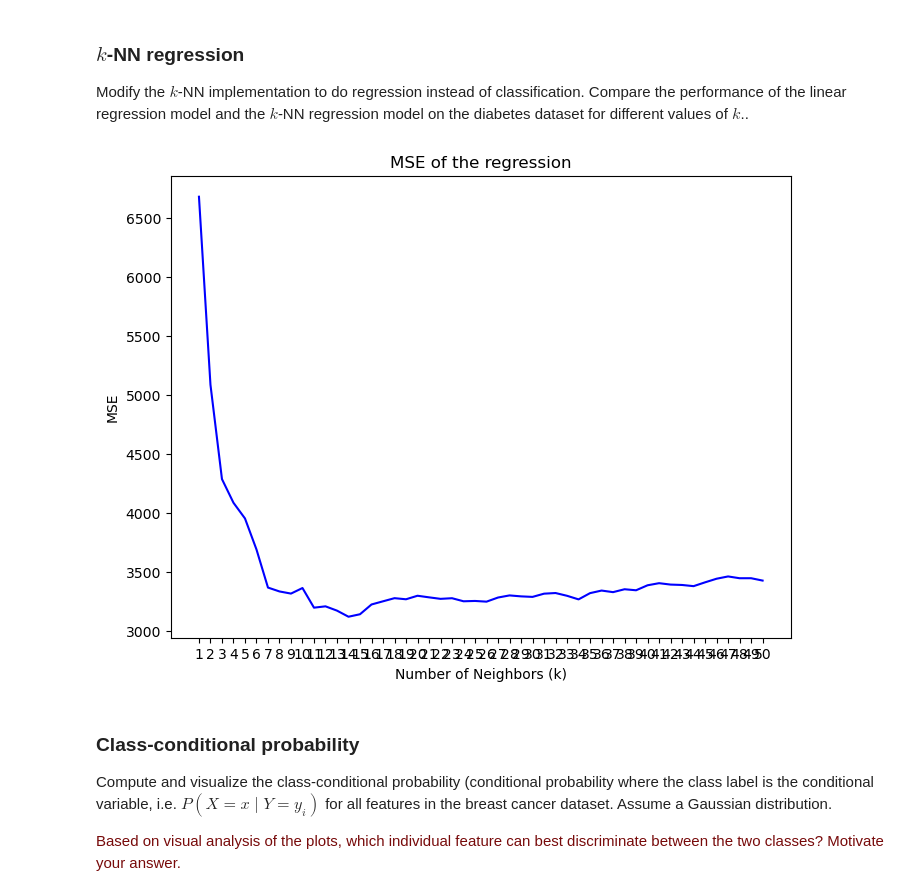
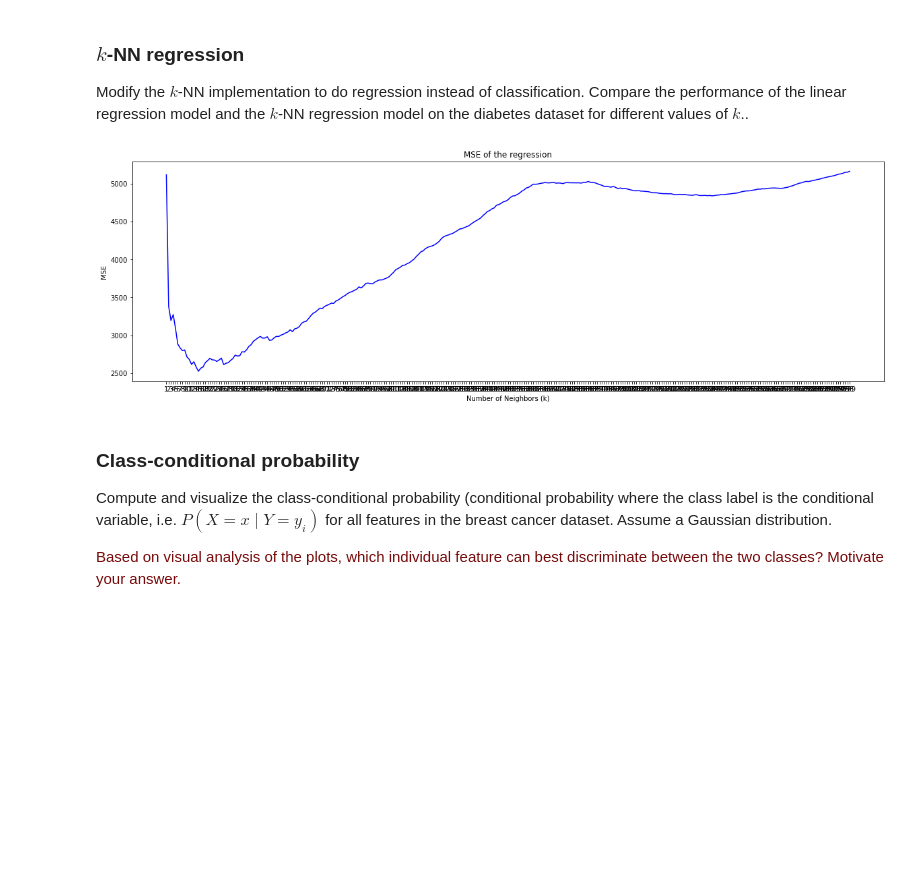
Before and after one commit to bram-boerenkamp/8dm50-machine-learning-master, a Jupyter notebook: practicals/week_1.ipynb, the cells around one changed output. Saved outputs shown, nothing was run; the diff lists cells and outputs as text; code cells hidden in the pictures; blank space fills up the shorter version.

```diff
--- a/practicals/week_1.ipynb
+++ b/practicals/week_1.ipynb
@@ -151,7 +151,7 @@ Assume that in the dataset that you use to train a linear regression model, ther
 Implement a $k$-Nearest neighbors classifier from scratch in Python using only basic matrix operations with `numpy` and `scipy`. Train and evaluate the classifier on the breast cancer dataset, using all features. Show the performance of the classifier for different values of $k$ (plot the results in a graph). Note that for optimal results, you should normalize the features (e.g. to the $[0, 1]$ range or to have a zero mean and unit standard deviation).
 # %%
 import scipy
-import numpy
+import numpy as np
 from sklearn.datasets import  load_breast_cancer
 import matplotlib.pyplot as plt
 from matplotlib.colors import ListedColormap
@@ -167,15 +167,15 @@ X_norm = (X - X_min) / (X_max - X_min)
 
 
 #shuffle the data
-def train_test_split(X,Y,test_size=0): # X is data , Y is target , test_size is percentage split
+def train_test_split(X,y,test_size=0): # X is data , Y is target , test_size is percentage split
     indices = np.arange(X.shape[0]) # create list of indices
     np.random.shuffle(indices) # random shuffle to create randomized data selection for split
     split_idx = int(X.shape[0] * (1 - test_size))
     X_train, X_test = X[indices[:split_idx]], X[indices[split_idx:]]
     y_train, y_test = y[indices[:split_idx]], y[indices[split_idx:]]
     return X_train, X_test, y_train, y_test
+
 #KNN class to train the network
-
 class KNN_classification:
     def __init__(self, k=0):
         self.k = k
@@ -195,11 +195,11 @@ class KNN_classification:
         return np.array(predictions)
 
     def accuracy(self, y_true, y_pred):
-        accurate_predicted=np.sum(y_true == y_pred) / len(y_true) # determine number of accurate predicionts
+        accurate_predicted=np.sum(y_true == y_pred) / len(y_true) # determine number of accurate predictions
         return accurate_predicted
 
 X_train, X_test, y_train, y_test = train_test_split(X_norm, y, test_size=0.2) # Create the test and train data, modify the test_size value to create different split
-k_values = list(range(1, 51)) #iterate over different k values, modify this value to determine the number of neighbours
+k_values = list(range(1, 300)) #iterate over different k values, modify this value to determine the number of neighbours
 accuracies = [] #store the accuracies
 
 for k in k_values:
@@ -209,7 +209,7 @@ for k in k_values:
     accuracy = knn.accuracy(y_test, y_pred)
     accuracies.append(accuracy)
 
-plt.figure(figsize=(8, 6))
+plt.figure(figsize=(20, 6))
 plt.plot(k_values, accuracies, color='b')
 plt.title('k-NN Classifier Accuracy for different k (Breast Cancer Dataset)')
 plt.xlabel('Number of Neighbors (k)')
@@ -235,17 +235,17 @@ X_max = X_dia.max(axis=0)
 X_norm = (X_dia - X_min) / (X_max - X_min)
 
 #shuffle the data
-def train_test_split(A,B,test_size=0): # X is data , Y is target , test_size is percentage split
-    indices = np.arange(A.shape[0]) # create list of indices
+def train_test_split(X,y,test_size=0): # X is data , Y is target , test_size is percentage split
+    indices = np.arange(X.shape[0]) # create list of indices
     np.random.shuffle(indices) # random shuffle to create randomized data selection for split
-    split_idx = int(A.shape[0] * (1 - test_size))
-    X_train, X_test = A[indices[:split_idx]], A[indices[split_idx:]]
-    y_train, y_test = B[indices[:split_idx]], B[indices[split_idx:]]
+    split_idx = int(X.shape[0] * (1 - test_size))
+    X_train, X_test = X[indices[:split_idx]], X[indices[split_idx:]]
+    y_train, y_test = y[indices[:split_idx]], y[indices[split_idx:]]
     return X_train, X_test, y_train, y_test
+
 #KNN class to train the network
-
 class KNN_regression:
-    def __init__(self, k=3):
+    def __init__(self, k=0):
         self.k = k
 
     def fit(self, X_train, y_train):
@@ -257,36 +257,36 @@ class KNN_regression:
         for test_point in X_test:
             distances = np.linalg.norm(self.X_train - test_point, axis=1)#calculate the distance for all the test point to the train point (euclidean)
             nearest_indices = np.argsort(distances)[:self.k]# find the k points close to the test point
             nearest_labels = self.y_train[nearest_indices]# get the label
             prediction = np.mean(nearest_labels) # get the mean of the nearest_label
             predictions.append(prediction)
         return np.array(predictions)
 
     def MSE(self, y_true, y_pred):
         # For regression MSE is used
         mse = np.mean((y_true - y_pred) ** 2)
         return mse
 X_train, X_test, y_train, y_test = train_test_split(X_norm, y_dia, test_size=0.2) # Create the test and train data, modify the test_size value to create different split
-k_values = list(range(1, 51)) #iterate over different k values, modify this value to determine the number of neighbours
+k_values = list(range(1, 300)) #iterate over different k values, modify this value to determine the number of neighbours
 MSE_list = [] #store the accuracies
 
 for k in k_values:
     knn = KNN_regression(k=k) #initialize the k value
     knn.fit(X_train, y_train) #fit the train data
     y_pred = knn.predict(X_test)
     MSE = knn.MSE(y_test, y_pred)
     MSE_list.append(MSE)
 
-plt.figure(figsize=(8, 6))
+plt.figure(figsize=(20, 6))
 plt.plot(k_values, MSE_list, color='b')
 plt.title('MSE of the regression')
 plt.xlabel('Number of Neighbors (k)')
 plt.ylabel('MSE')
 plt.xticks(k_values)
 plt.grid(False)
 plt.show()
 # %% [output]
-[figure, old version]
+[figure, new version]
 # %% [markdown]
 ### Class-conditional probability
 
```
Also changed, not shown: parts of 1 cell of this notebook.
